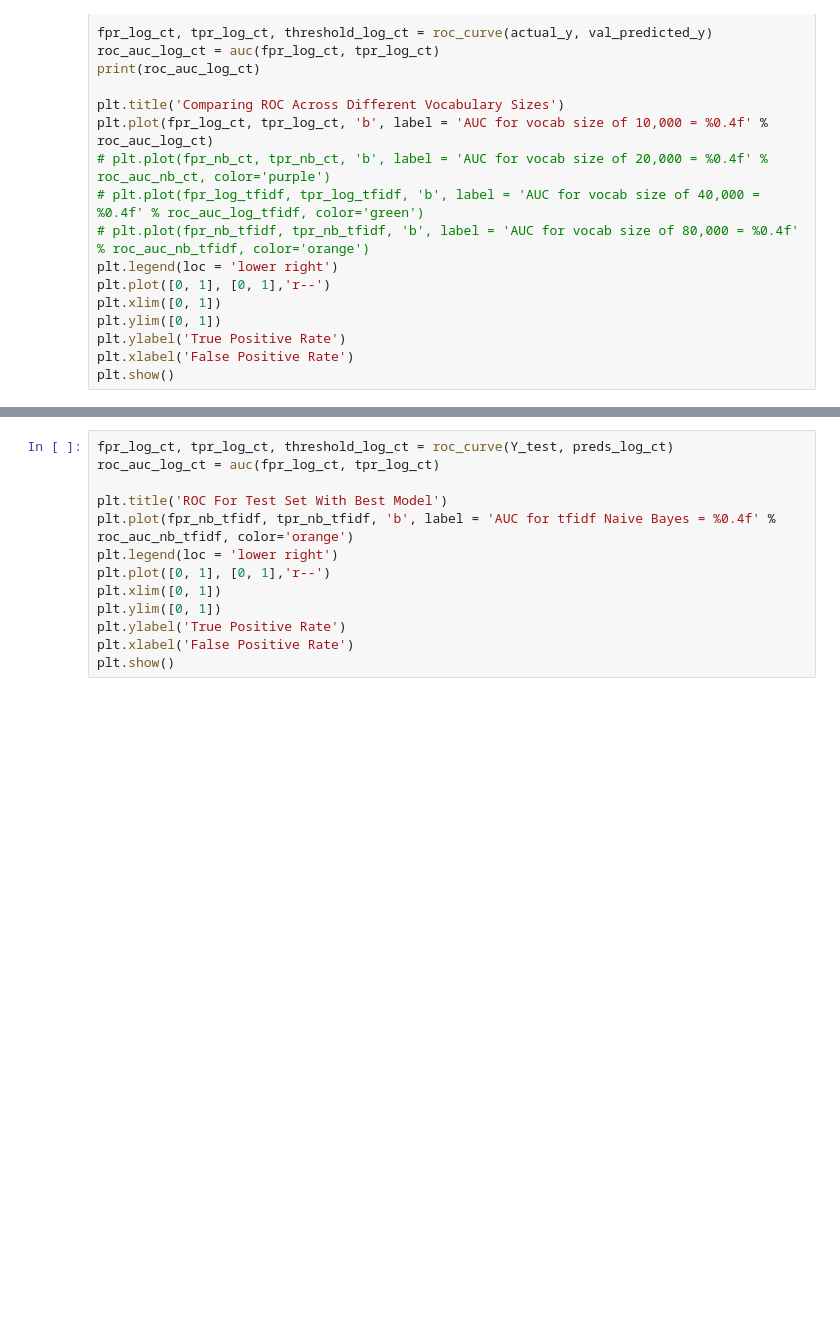
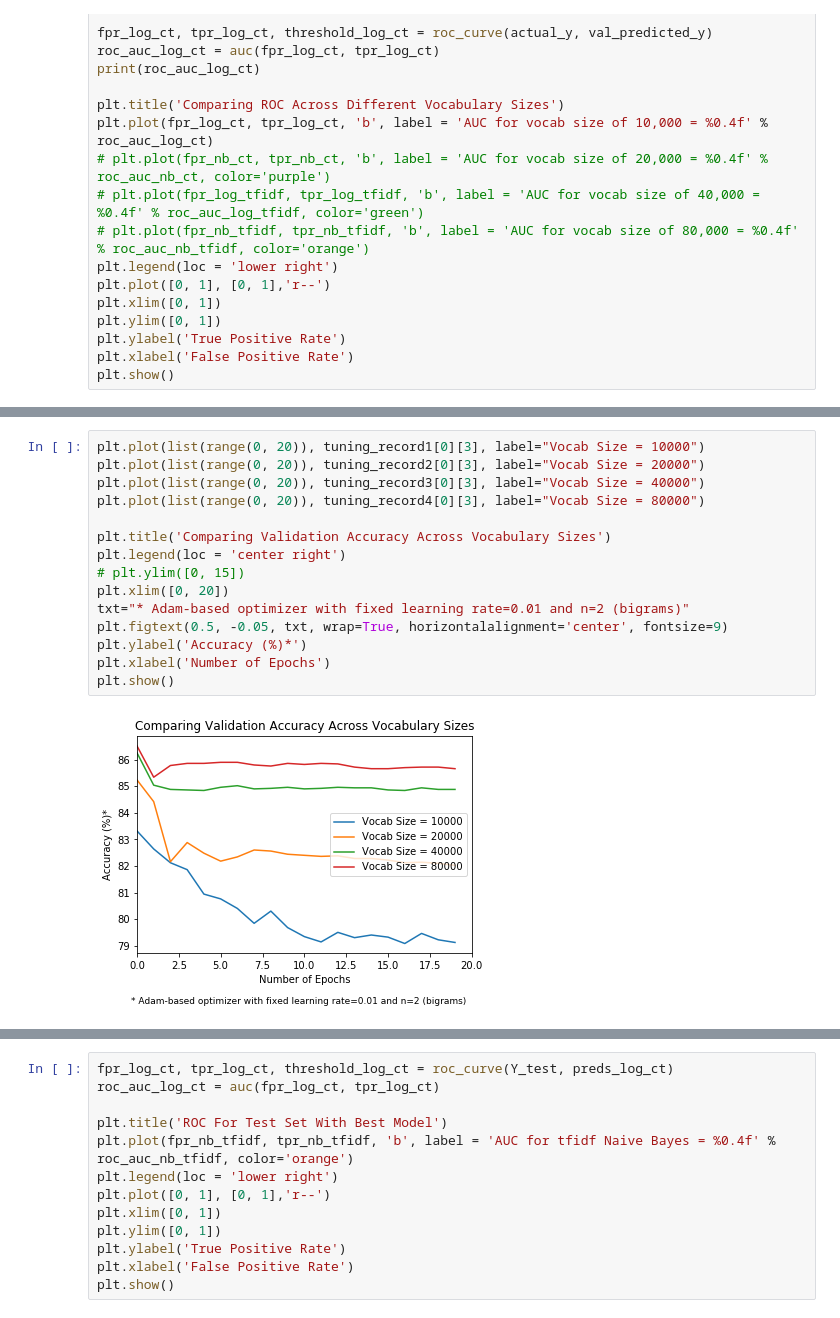
Before and after one commit to dgodevais/ds1011_hw1, a Jupyter notebook: DS1011_HW1_DG3047.ipynb, the cells around one changed output, grey strips where cells are left out. Cells and saved outputs as stored; diff of their text form; blank space fills up the shorter version.

```diff
--- a/DS1011_HW1_DG3047.ipynb
+++ b/DS1011_HW1_DG3047.ipynb
@@ -596,0 +695,17 @@ print ("Test dataset size is {}".format(len(test_data_tokens)))
+# %%
+plt.plot(list(range(0, 20)), tuning_record1[0][3], label="Vocab Size = 10000")
+plt.plot(list(range(0, 20)), tuning_record2[0][3], label="Vocab Size = 20000")
+plt.plot(list(range(0, 20)), tuning_record3[0][3], label="Vocab Size = 40000")
+plt.plot(list(range(0, 20)), tuning_record4[0][3], label="Vocab Size = 80000")
+
+plt.title('Comparing Validation Accuracy Across Vocabulary Sizes')
+plt.legend(loc = 'center right')
+# plt.ylim([0, 15])
+plt.xlim([0, 20])
+txt="* Adam-based optimizer with fixed learning rate=0.01 and n=2 (bigrams)"
+plt.figtext(0.5, -0.05, txt, wrap=True, horizontalalignment='center', fontsize=9)
+plt.ylabel('Accuracy (%)*')
+plt.xlabel('Number of Epochs')
+plt.show()
+# %% [output]
+[figure, added]
```
Also changed, not shown: parts of 26 cells of this notebook.
